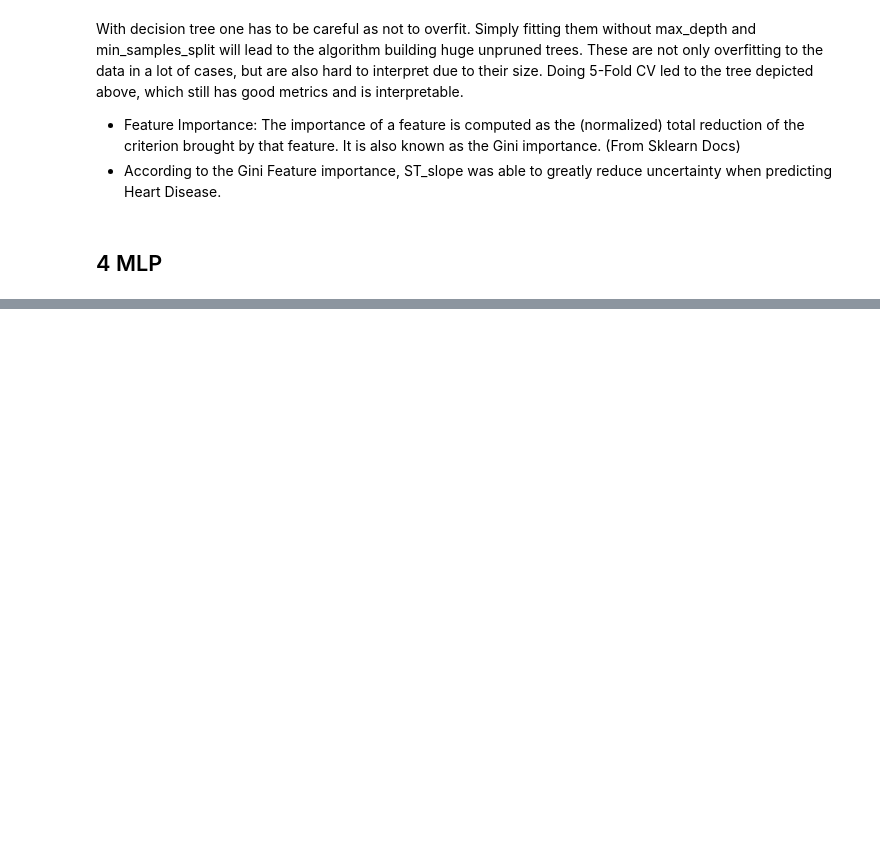
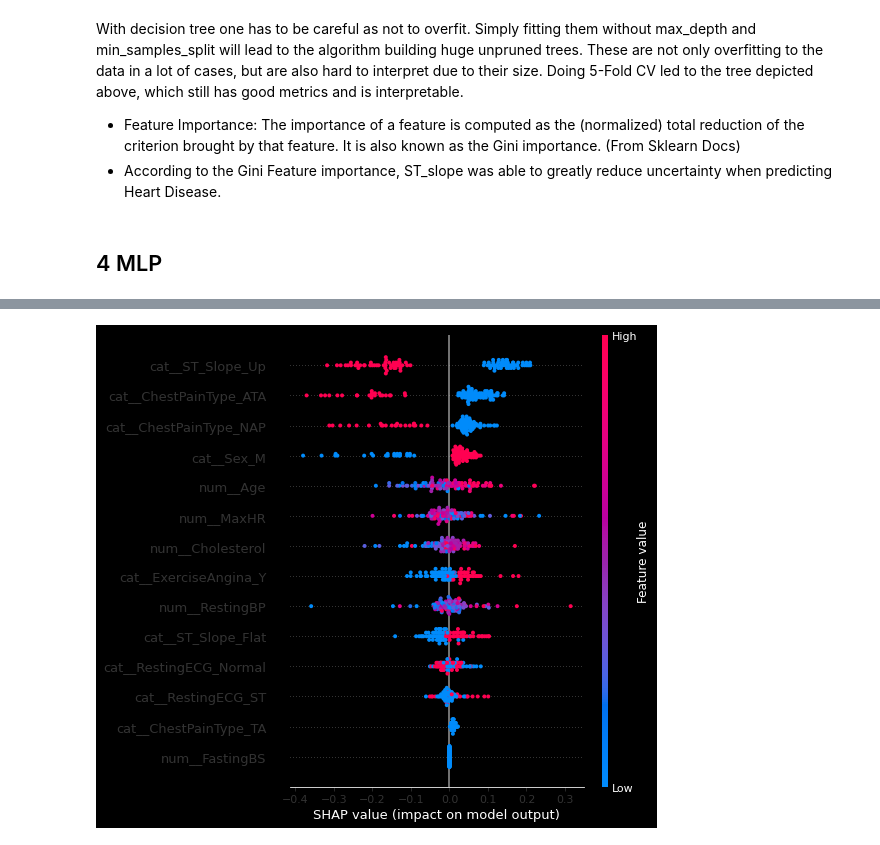
Before and after one commit to nmamie/ML4H_Project1, a Jupyter notebook: heart_failure/main.ipynb, the cells around one changed output, grey strips where cells are left out. Saved outputs shown, nothing was run; the diff lists cells and outputs as text; code cells hidden in the pictures; blank space fills up the shorter version.

```diff
--- a/heart_failure/main.ipynb
+++ b/heart_failure/main.ipynb
@@ -480,0 +839,14 @@ Precision:  0.8666666666666667
+# %%
+# Data loading
+X = df.drop("HeartDisease", axis=1)
+y = df["HeartDisease"].astype("int64")
+
+# Preprocessing¨
+X_preprocessed = preprocessor.transform(X)
+
+# Train Validation Split
+X_train, X_val, y_train, y_val = train_test_split(X_preprocessed, y.to_numpy(), test_size=0.2, random_state=42)
+
+# Test Data
+X_test = preprocessor.transform(df_test.drop("HeartDisease", axis=1))
+y_test = df_test["HeartDisease"].astype("int64").to_numpy()
@@ -480,0 +981,9 @@ Precision:  0.8666666666666667
+# %%
+# Shap Values
+
+# Model
+f = lambda x: F.softmax(mlp(torch.from_numpy(x).float().to(device)), dim = 1).detach().numpy()
+
+# Explainer
+explainer = shap.KernelExplainer(f, X_train[:100])
+shap_values = explainer.shap_values(X_val[:100])
@@ -480,0 +1017,5 @@ Precision:  0.8666666666666667
+# %%
+# Plotting Shap Values for class 1 for first 100 obs (calculation of values takes a long time)
+shap.summary_plot(shap_values[1], X_val[:100], feature_names=preprocessor.get_feature_names_out())
+# %% [output]
+[figure, added]
```
Also changed, not shown: parts of 52 cells of this notebook.
